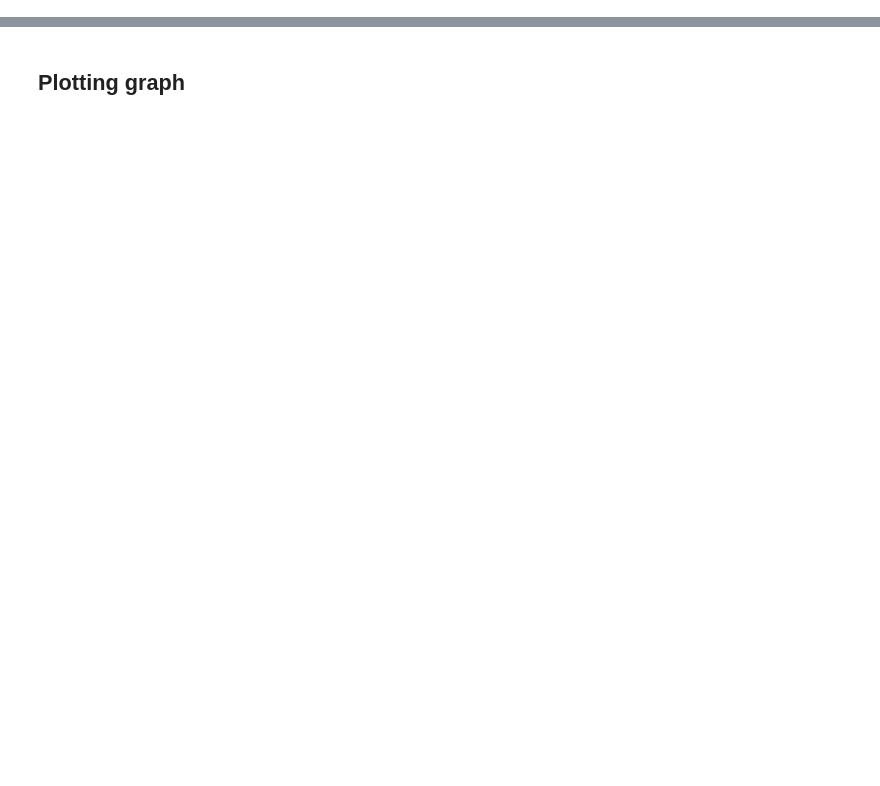
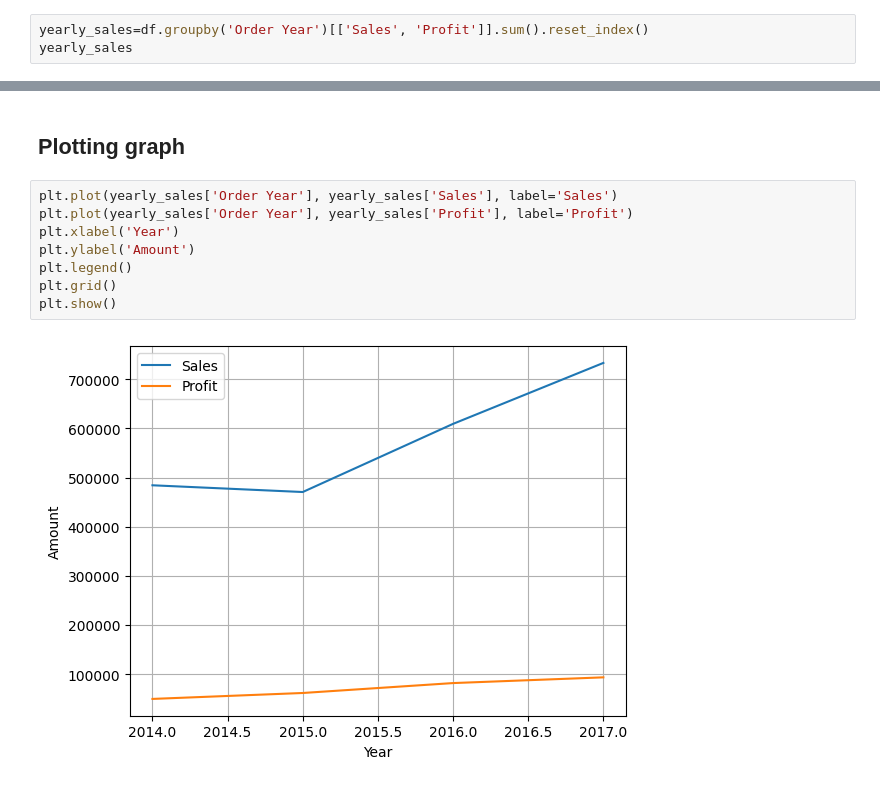
Before and after one commit to AdiXjaiswal/Sales-Dashboard, a Jupyter notebook: sales_dashboard.ipynb, the cells around one changed output, grey strips where cells are left out. Cells and saved outputs as stored; diff of their text form; blank space fills up the shorter version.

```diff
--- a/sales_dashboard.ipynb
+++ b/sales_dashboard.ipynb
@@ -211,0 +239,3 @@ yoy_growth
+# %%
+yearly_sales=df.groupby('Order Year')[['Sales', 'Profit']].sum().reset_index()
+yearly_sales
@@ -212,2 +329,12 @@ yoy_growth
 # %% [markdown]
 ## Plotting graph
+# %%
+plt.plot(yearly_sales['Order Year'], yearly_sales['Sales'], label='Sales')
+plt.plot(yearly_sales['Order Year'], yearly_sales['Profit'], label='Profit')
+plt.xlabel('Year')
+plt.ylabel('Amount')
+plt.legend()
+plt.grid()
+plt.show()
+# %% [output]
+[figure, added]
```
Also changed, not shown: parts of 39 cells of this notebook.
